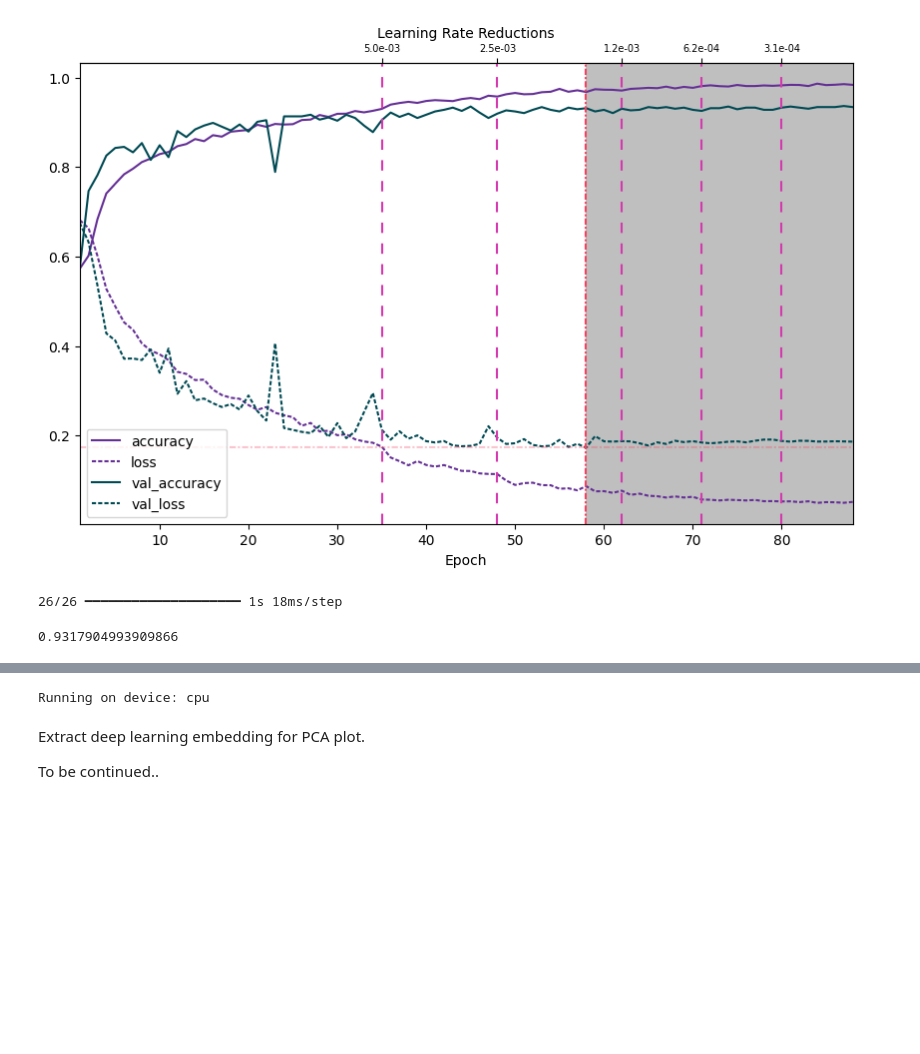
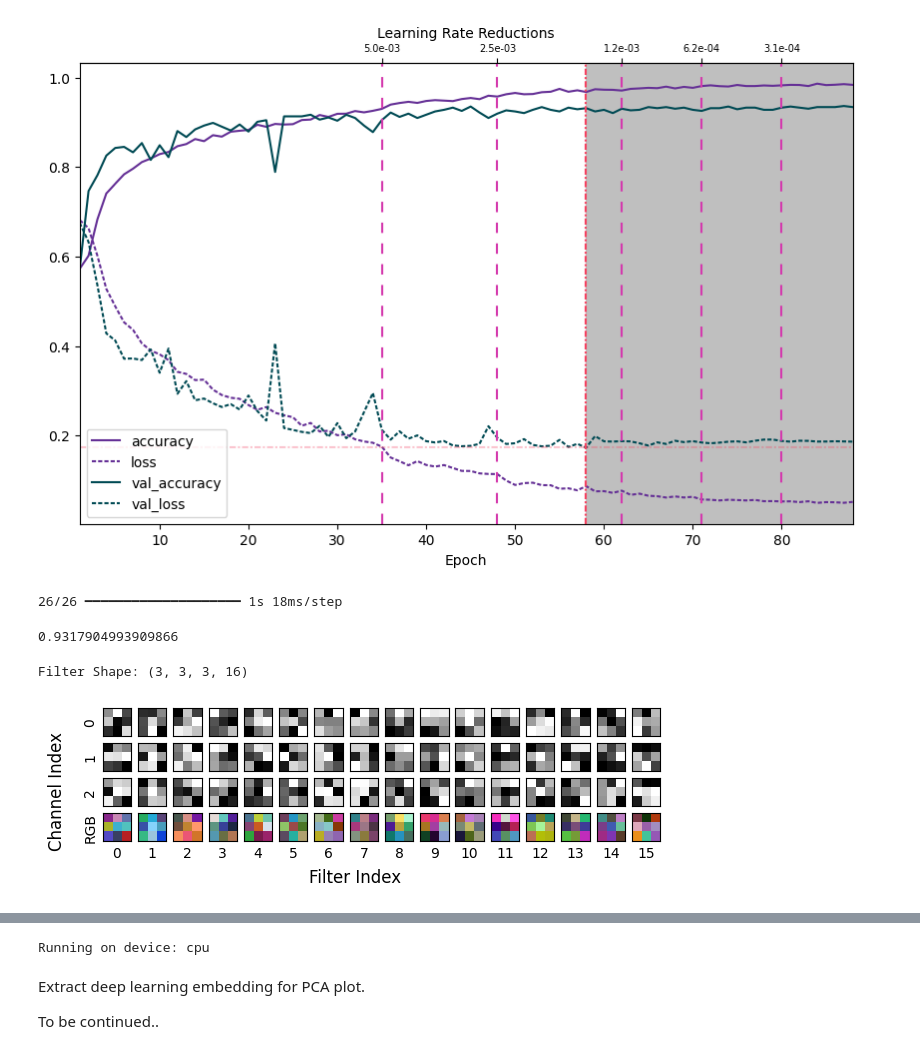
Before and after one commit to chill0121/Periocular_Sex_Classification, a Jupyter notebook: Periocular_Sex_Classification.ipynb, the cells around one changed output, grey strips where cells are left out. Cells and saved outputs as stored; diff of their text form; code cells hidden in the pictures; blank space fills up the shorter version.

Commit message:
Added feature map and filter visualizations.

```diff
--- a/Periocular_Sex_Classification.ipynb
+++ b/Periocular_Sex_Classification.ipynb
@@ -568,3 +568,36 @@ accuracy_score(y_pred_cnn, y_val)
 # %% [output]
 26/26 ━━━━━━━━━━━━━━━━━━━━ 1s 18ms/step
 0.9317904993909866
+# %%
+# Extract weights from first convolution.
+filters, biases = mod_cnn.layers[0].get_weights()
+# Normalize values.
+f_min, f_max = filters.min(), filters.max()
+filters = (filters - f_min) / (f_max - f_min)
+print('Filter Shape:', filters.shape)
+
+# Plot all filters and channels.
+n_filters = filters.shape[3]
+fig, ax = plt.subplots(4, n_filters, sharey = True, sharex = True)
+
+for i in range(n_filters):
+    filters_rgb = filters[:,:,:,i]
+    for j in range(3):
+        ax[j,i].imshow(filters_rgb[:,:,j], cmap = 'gray')
+        ax[j,i].set_xticks([])
+        ax[j,i].set_yticks([])
+        if i == 0:
+            ax[j,i].set_ylabel(j)
+    ax[3,i].imshow(filters_rgb)
+    ax[3,i].set_xticks([])
+    ax[3,i].set_yticks([])
+    ax[3,i].set_xlabel(i)
+
+ax[3,0].set_ylabel('RGB')
+fig.supylabel('Channel Index')
+fig.supxlabel('Filter Index', y = 0.3)
+fig.tight_layout(h_pad = -16, w_pad = 0.5)
+plt.show()
+# %% [output]
+Filter Shape: (3, 3, 3, 16)
+[figure, added]
```
Also changed, not shown: parts of 3 cells of this notebook.
